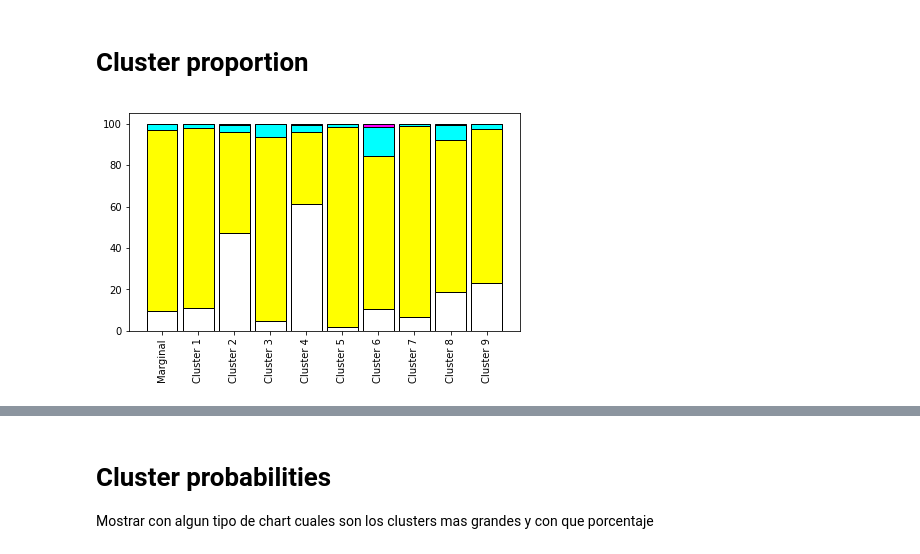
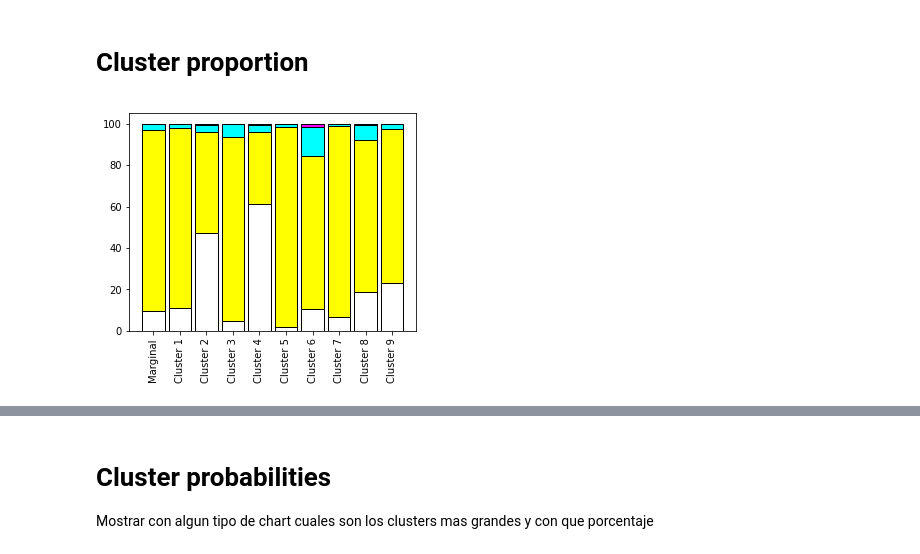
Before and after one commit to ferjorosa/allen-clustering, a Jupyter notebook: python/Generate.ipynb, the cells around one changed output, grey strips where cells are left out. Drawn from its saved outputs; the diff is of its cells as text; code cells hidden in the pictures.

```diff
--- a/python/Generate.ipynb
+++ b/python/Generate.ipynb
@@ -177,6 +179,7 @@ df = df.transpose()
 df.columns = gene_names_df.columns
 # %%
 import matplotlib.ticker as ticker
+from matplotlib.table import Table
 
 plt.rcParams['xtick.bottom'] = plt.rcParams['xtick.labelbottom'] = False
 plt.rcParams['xtick.top'] = plt.rcParams['xtick.labeltop'] = True
@@ -185,14 +188,14 @@ ax = plt.gca()
 tb = Table(ax, bbox = [0,0,1,1])
 nrows = 10
 ncols = 100
-nrows, ncols = data.shape
+nrows, ncols = df.shape
 width, height = 1.0 / ncols, 1.0 / nrows
 
 
 # Add cells
 for (i,j), val in np.ndenumerate(df):
     color = df.values[i,j]
-    tb.add_cell(i, j, width = width, height = height, loc='center', facecolor=color)
+    cell = tb.add_cell(i, j, width = width, height = height, loc='center', facecolor=color)
 
 # Create table
 table = ax.add_table(tb)
@@ -246,7 +249,7 @@ ax = plt.gca()
 tb = Table(ax, bbox = [0,0,1,1])
 nrows = 10
 ncols = 100
-nrows, ncols = data.shape
+nrows, ncols = df.shape
 width, height = 1.0 / ncols, 1.0 / nrows
 
 
@@ -311,32 +314,32 @@ low_bar_probs = average_cond_probs["low"]*100
 medium_bar_probs = average_cond_probs["medium"]*100
 high_bar_probs = average_cond_probs["high"]*100
 
 # Generate bar colors
 low_bar_color = hex_from_cpt_array([0.0, 1.0, 0.0, 0.0])
 medium_bar_color = hex_from_cpt_array([0.0, 0.0, 1.0, 0.0])
 high_bar_color = hex_from_cpt_array([0.0, 0.0, 0.0, 1.0])
 
 # Plot generation
 plt.rcParams['xtick.bottom'] = plt.rcParams['xtick.labelbottom'] = True
 plt.rcParams['xtick.top'] = plt.rcParams['xtick.labeltop'] = False
-fig = plt.figure(figsize=(7,4))
+fig = plt.figure(figsize=(5.15,4))
 ax = plt.gca()
 barWidth = 0.85
 indices = [0,1,2,3,4,5,6,7,8,9]
 names = ('Marginal', 'Cluster 1','Cluster 2','Cluster 3','Cluster 4','Cluster 5', 'Cluster 6', 'Cluster 7', 'Cluster 8', 'Cluster 9')
 # Create absent bars
 plt.bar(indices, absent_bar_probs, color="white", edgecolor='black', width=barWidth)
 # Create low Bars
 plt.bar(indices, low_bar_probs, bottom=absent_bar_probs, color=low_bar_color, edgecolor='black', width=barWidth)
 # Create medium Bars
 plt.bar(indices, medium_bar_probs, bottom=[i+j for i,j in zip(low_bar_probs, absent_bar_probs)], color=medium_bar_color, edgecolor='black', width=barWidth)
 # Create high Bars
 plt.bar(indices, high_bar_probs, bottom=[i+j+z for i,j,z in zip(medium_bar_probs, low_bar_probs, absent_bar_probs)], color=high_bar_color, edgecolor='black', width=barWidth)
 
 # Custom x axis
 plt.xticks(indices, names, rotation=90)
 
 # Show graphic
 plt.show()
 # %% [output]
-[figure, old version]
+[figure, new version]
```
Also changed, not shown: parts of 7 cells of this notebook, 3 other files.
